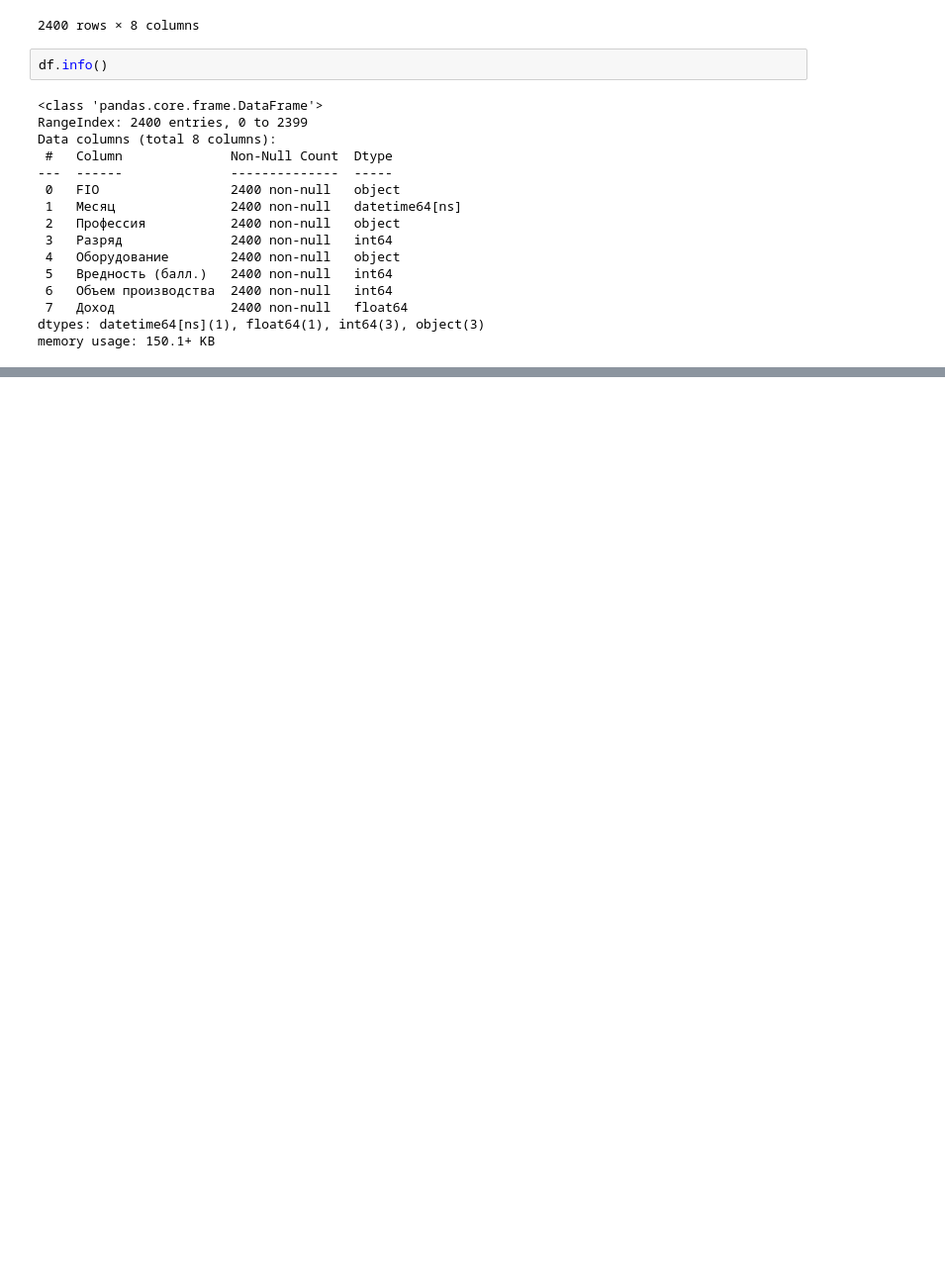
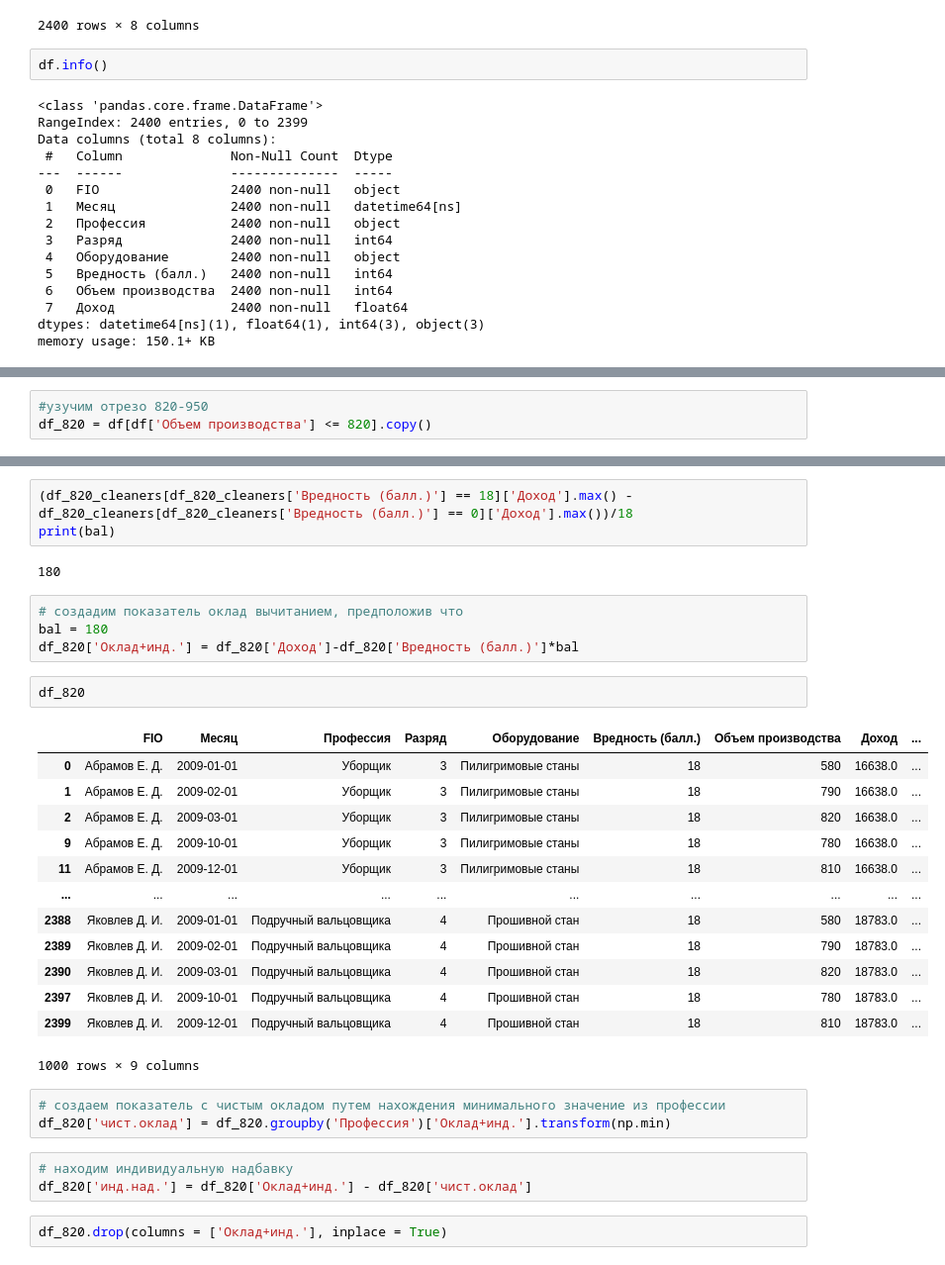
Before and after one commit to Jorshya/test_task_01, a Jupyter notebook: Test_5.0.ipynb, the cells around one changed output, grey strips where cells are left out. Shown at 99% size. Drawn from its saved outputs; the diff is of its cells as text; blank space fills up the shorter version.

```diff
--- a/Test_5.0.ipynb
+++ b/Test_5.0.ipynb
@@ -44,0 +292,3 @@ dtype: int64
+# %%
+#узучим отрезо 820-950
+df_820 = df[df['Объем производства'] <= 820].copy()
@@ -44,0 +336,34 @@ dtype: int64
+# %%
+(df_820_cleaners[df_820_cleaners['Вредность (балл.)'] == 18]['Доход'].max() -
+df_820_cleaners[df_820_cleaners['Вредность (балл.)'] == 0]['Доход'].max())/18
+print(bal)
+# %% [output]
+180
+# %%
+# создадим показатель оклад вычитанием, предположив что
+bal = 180
+df_820['Оклад+инд.'] = df_820['Доход']-df_820['Вредность (балл.)']*bal
+# %%
+df_820
+# %% [output]
+|  | FIO | Месяц | Профессия | Разряд | Оборудование | Вредность (балл.) | Объем производства | Доход | ... |
+| 0 | Абрамов Е. Д. | 2009-01-01 | Уборщик | 3 | Пилигримовые станы | 18 | 580 | 16638.0 | ... |
+| 1 | Абрамов Е. Д. | 2009-02-01 | Уборщик | 3 | Пилигримовые станы | 18 | 790 | 16638.0 | ... |
+| 2 | Абрамов Е. Д. | 2009-03-01 | Уборщик | 3 | Пилигримовые станы | 18 | 820 | 16638.0 | ... |
+| 9 | Абрамов Е. Д. | 2009-10-01 | Уборщик | 3 | Пилигримовые станы | 18 | 780 | 16638.0 | ... |
+| 11 | Абрамов Е. Д. | 2009-12-01 | Уборщик | 3 | Пилигримовые станы | 18 | 810 | 16638.0 | ... |
+| ... | ... | ... | ... | ... | ... | ... | ... | ... | ... |
+| 2388 | Яковлев Д. И. | 2009-01-01 | Подручный вальцовщика | 4 | Прошивной стан | 18 | 580 | 18783.0 | ... |
+| 2389 | Яковлев Д. И. | 2009-02-01 | Подручный вальцовщика | 4 | Прошивной стан | 18 | 790 | 18783.0 | ... |
+| 2390 | Яковлев Д. И. | 2009-03-01 | Подручный вальцовщика | 4 | Прошивной стан | 18 | 820 | 18783.0 | ... |
+| 2397 | Яковлев Д. И. | 2009-10-01 | Подручный вальцовщика | 4 | Прошивной стан | 18 | 780 | 18783.0 | ... |
+| 2399 | Яковлев Д. И. | 2009-12-01 | Подручный вальцовщика | 4 | Прошивной стан | 18 | 810 | 18783.0 | ... |
+1000 rows × 9 columns
+# %%
+# создаем показатель с чистым окладом путем нахождения минимального значение из профессии
+df_820['чист.оклад'] = df_820.groupby('Профессия')['Оклад+инд.'].transform(np.min)
+# %%
+# находим индивидуальную надбавку
+df_820['инд.над.'] = df_820['Оклад+инд.'] - df_820['чист.оклад']
+# %%
+df_820.drop(columns = ['Оклад+инд.'], inplace = True)
```
Also changed, not shown: parts of 52 cells of this notebook.
